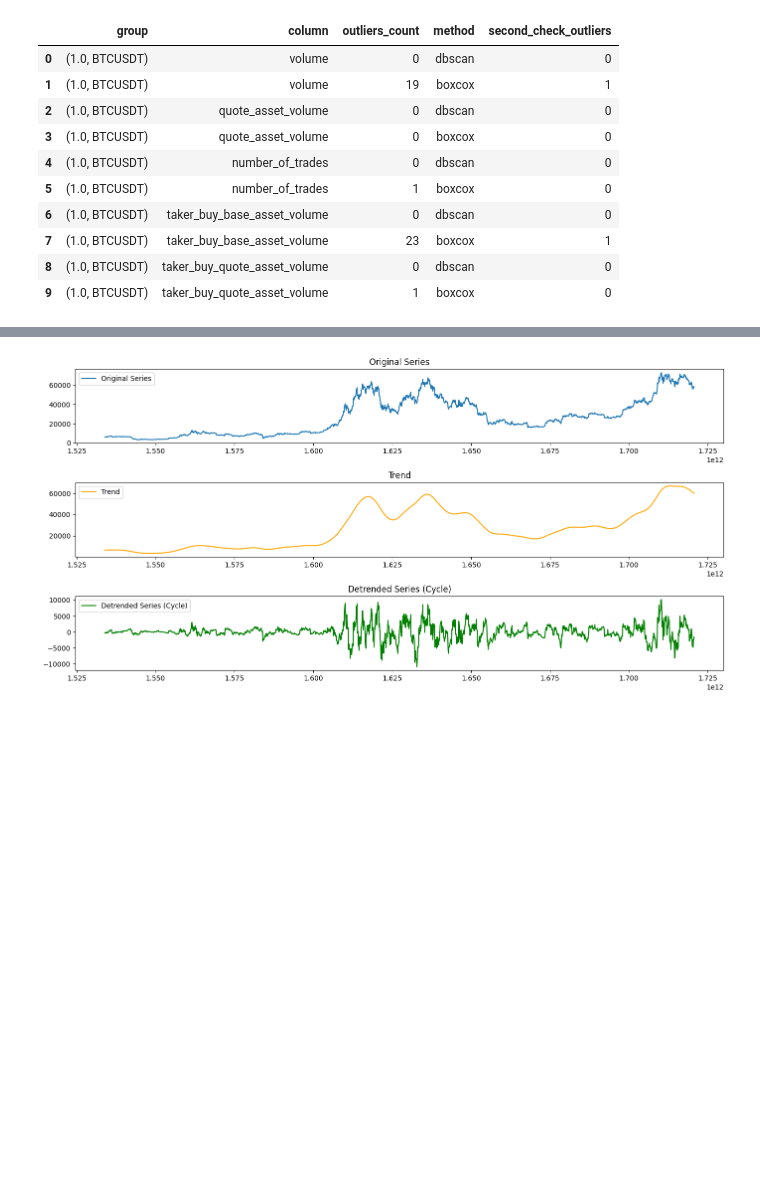
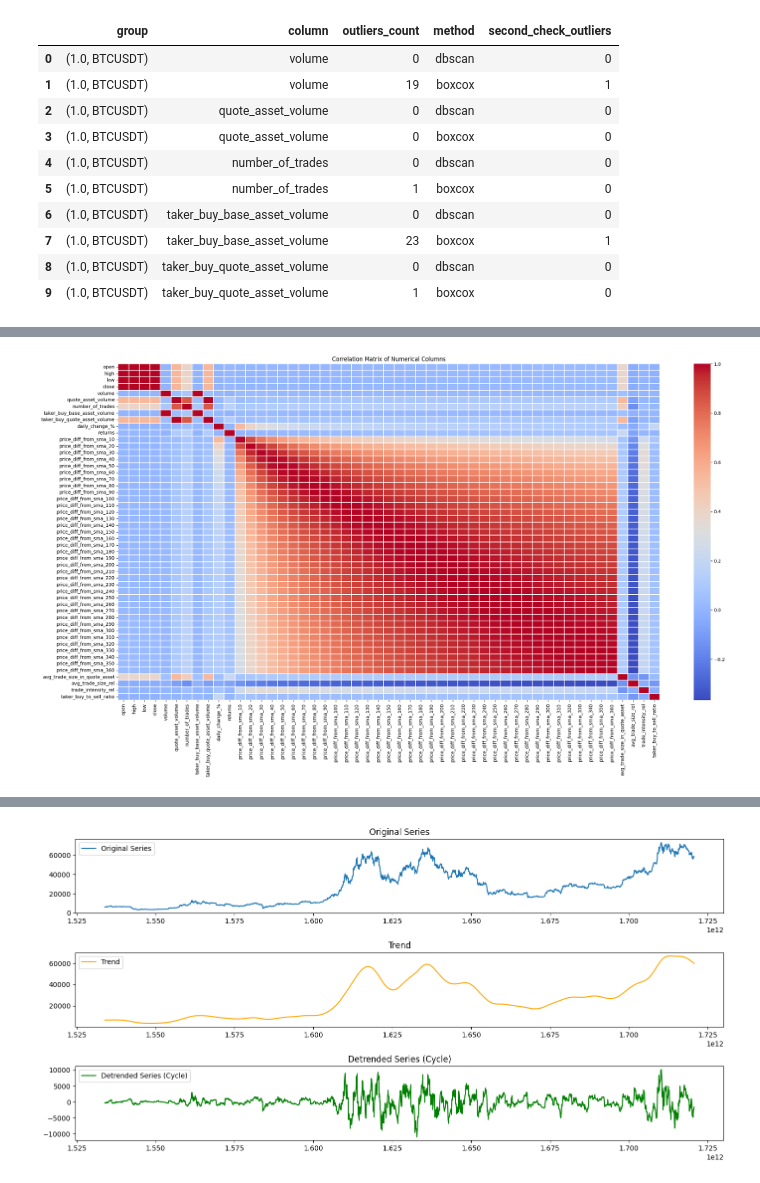
Before and after one commit to Daat1313/sma_interecation, a Jupyter notebook: Modified SMA.ipynb, the cells around one changed output, grey strips where cells are left out. Cells and saved outputs as stored; diff of their text form; code cells hidden in the pictures; blank space fills up the shorter version.

```diff
--- a/Modified SMA.ipynb
+++ b/Modified SMA.ipynb
@@ -380,9 +524,6 @@ random_distribution_plots(data, n_plots=9, rows=3)
 from sklearn.cluster import DBSCAN
 from sklearn.preprocessing import StandardScaler
 from scipy.stats import boxcox
-
-# Load the dataset
-data = eda_data
 
 # Initialize a list to store the log information
 log_info = []
@@ -481,7 +622,7 @@ def process_and_log(name, group):
 
 # Apply the function to each group
 processed_groups = []
-for name, group in data.groupby(['currency_id', 'pair']):
+for name, group in filtered_df_with_returns.groupby(['currency_id', 'pair']):
     processed_group = process_and_log(name, group)
     processed_groups.append(processed_group)
 
@@ -505,8 +646,8 @@ log_df.head(10)
 | 7 | (1.0, BTCUSDT) | taker_buy_base_asset_volume | 23 | boxcox | 1 |
 | 8 | (1.0, BTCUSDT) | taker_buy_quote_asset_volume | 0 | dbscan | 0 |
 | 9 | (1.0, BTCUSDT) | taker_buy_quote_asset_volume | 1 | boxcox | 0 |
-# %%
-processed_data.set_index(['currency_id', 'pair'], inplace = True)
+# %%
+processed_data = processed_data.iloc[:, :13]
 # %%
 # Create Simple Moving Averages for Close price
 sma_list = [x for x in range(10, 370, 10)]
@@ -602,5 +741,25 @@ Finished processing pair: PENDLEUSDT, number of rows processed: 16
 # %%
-data_with_indicators = result.reset_index(drop=True)
+data_with_indicators = result.copy()
+data_with_indicators.columns
+col_to_drop = ["currency_id", "pair_id"]
+for movings in data_with_indicators.columns:
+    if movings.startswith("sma"):
+        col_to_drop.append(movings)
+data_with_indicators.drop(labels = col_to_drop, axis = 1,inplace = True)
+# %%
+# Identify numericacl columns
+numerical_columns = data_with_indicators.columns[2:]
+
+# Correlation analysis between numerical columns
+correlation_matrix = data_with_indicators[numerical_columns].corr()
+
+# Plotting the correlation heatmap
+plt.figure(figsize=(26, 13))
+sns.heatmap(correlation_matrix, annot=False, cmap='coolwarm', fmt=".2f", linewidths=0.2)
+plt.title('Correlation Matrix of Numerical Columns')
+plt.show()
+# %% [output]
+[figure, added]
 # %%
 # Function to define bounds of min and max values in a customized range of time (8, 15, 30 days)
 def current_like_state(x: pd.DataFrame, columns: list, period_to_compare: int) -> dict:
```
Also changed, not shown: parts of 14 cells of this notebook.
